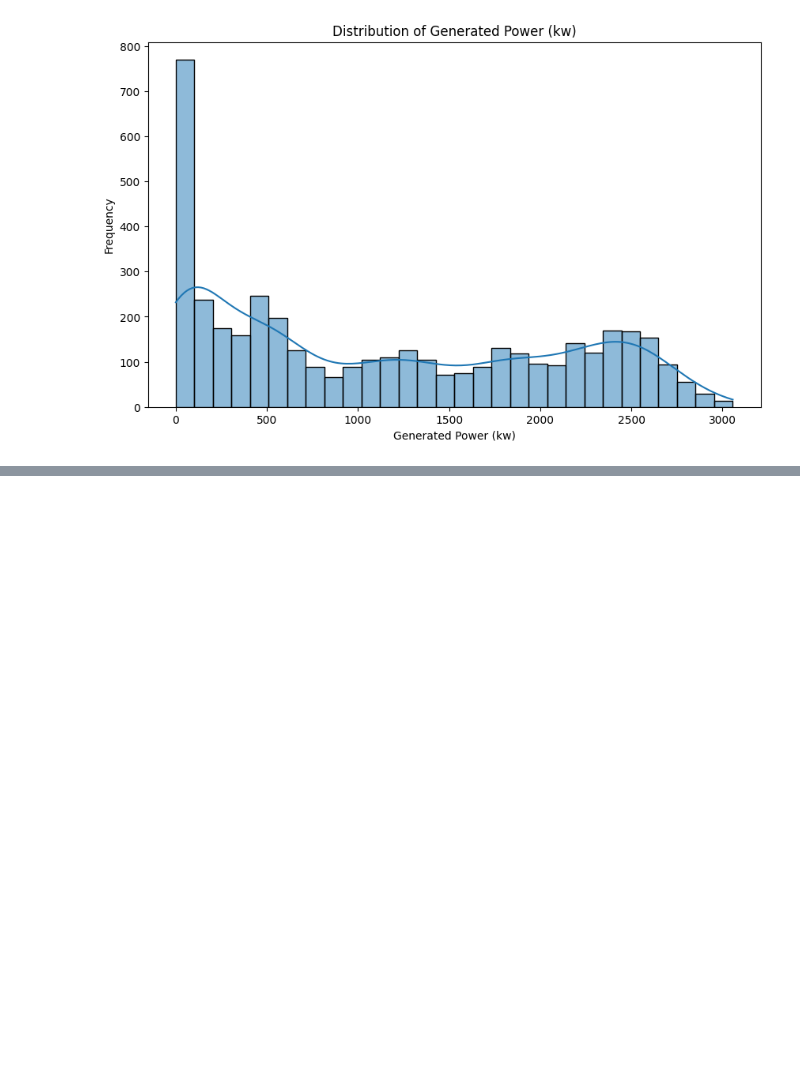
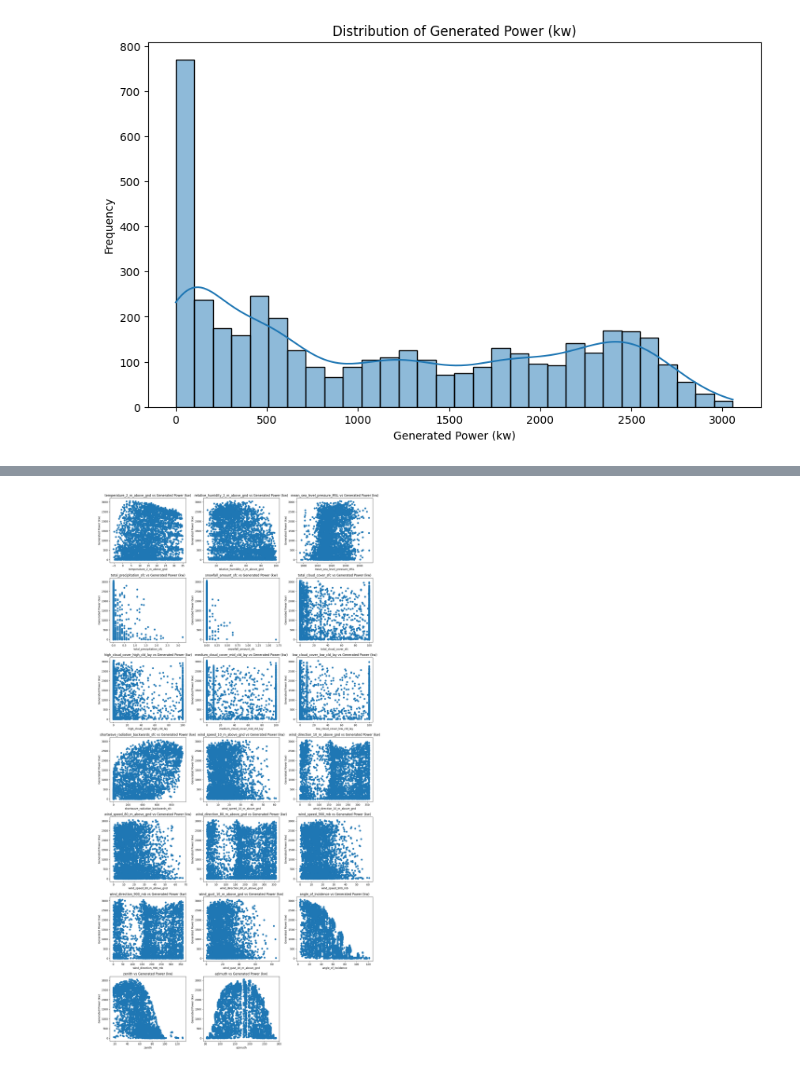
Before and after one commit to Animesh-Jaiswal/Week-1, a Jupyter notebook: SolarPowerPridiction.ipynb, the cells around one changed output, grey strips where cells are left out. Cells and saved outputs as stored; diff of their text form; code cells hidden in the pictures; blank space fills up the shorter version.

```diff
--- a/SolarPowerPridiction.ipynb
+++ b/SolarPowerPridiction.ipynb
@@ -167,0 +179,15 @@ plt.show()
+# %%
+# Bivariate analysis
+# scatter plot with target feature
+plt.figure(figsize=(15, 30))
+for i, colum in enumerate(df.columns):
+    if(i != 20):
+        plt.subplot(7, 3, i+1)
+        plt.scatter(df[colum], df['generated_power_kw'])
+        plt.title(f'{colum} vs Generated Power (kw)')
+        plt.xlabel(colum)
+        plt.ylabel('Generated Power (kw)')
+plt.tight_layout()
+plt.show()
+# %% [output]
+[figure, added]
```
Also changed, not shown: parts of 10 cells of this notebook.
